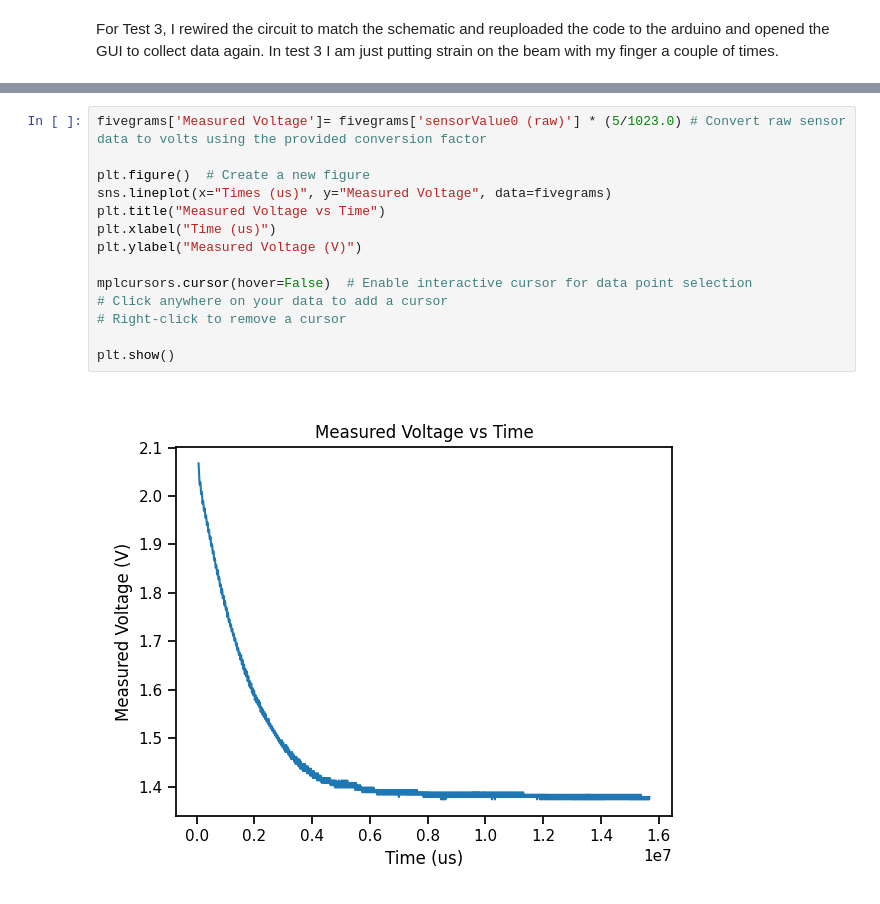
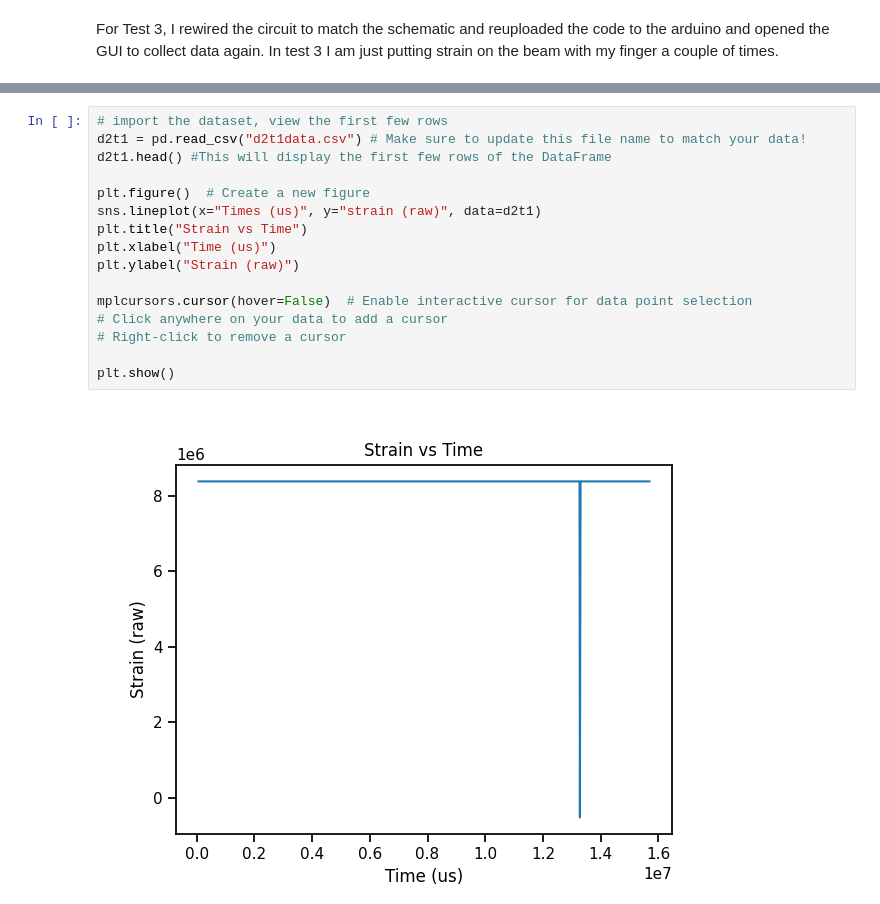
Before and after one commit to mylaz16/geng360-serra, a Jupyter notebook: Lab 4 - Beam/StrainMeasurment.ipynb, the cells around one changed output, grey strips where cells are left out. Saved outputs shown, nothing was run; the diff lists cells and outputs as text.

Commit message:
Strain measurements

```diff
--- a/Lab 4 - Beam/StrainMeasurment.ipynb
+++ b/Lab 4 - Beam/StrainMeasurment.ipynb
@@ -318,16 +181,18 @@ plt.show()
-# %%
-fivegrams['Measured Voltage']= fivegrams['sensorValue0 (raw)'] * (5/1023.0) # Convert raw sensor data to volts using the provided conversion factor
-
-plt.figure()  # Create a new figure
-sns.lineplot(x="Times (us)", y="Measured Voltage", data=fivegrams)
-plt.title("Measured Voltage vs Time")
-plt.xlabel("Time (us)")
-plt.ylabel("Measured Voltage (V)")
-
-mplcursors.cursor(hover=False)  # Enable interactive cursor for data point selection
-# Click anywhere on your data to add a cursor
-# Right-click to remove a cursor
-
-plt.show()
-# %% [output]
-[figure, removed]
+# %%
+# import the dataset, view the first few rows
+d2t1 = pd.read_csv("d2t1data.csv") # Make sure to update this file name to match your data!
+d2t1.head() #This will display the first few rows of the DataFrame
+
+plt.figure()  # Create a new figure
+sns.lineplot(x="Times (us)", y="strain (raw)", data=d2t1)
+plt.title("Strain vs Time")
+plt.xlabel("Time (us)")
+plt.ylabel("Strain (raw)")
+
+mplcursors.cursor(hover=False)  # Enable interactive cursor for data point selection
+# Click anywhere on your data to add a cursor
+# Right-click to remove a cursor
+
+plt.show()
+# %% [output]
+[figure, added]
```
Also changed, not shown: parts of 20 cells of this notebook, 13 other files.
